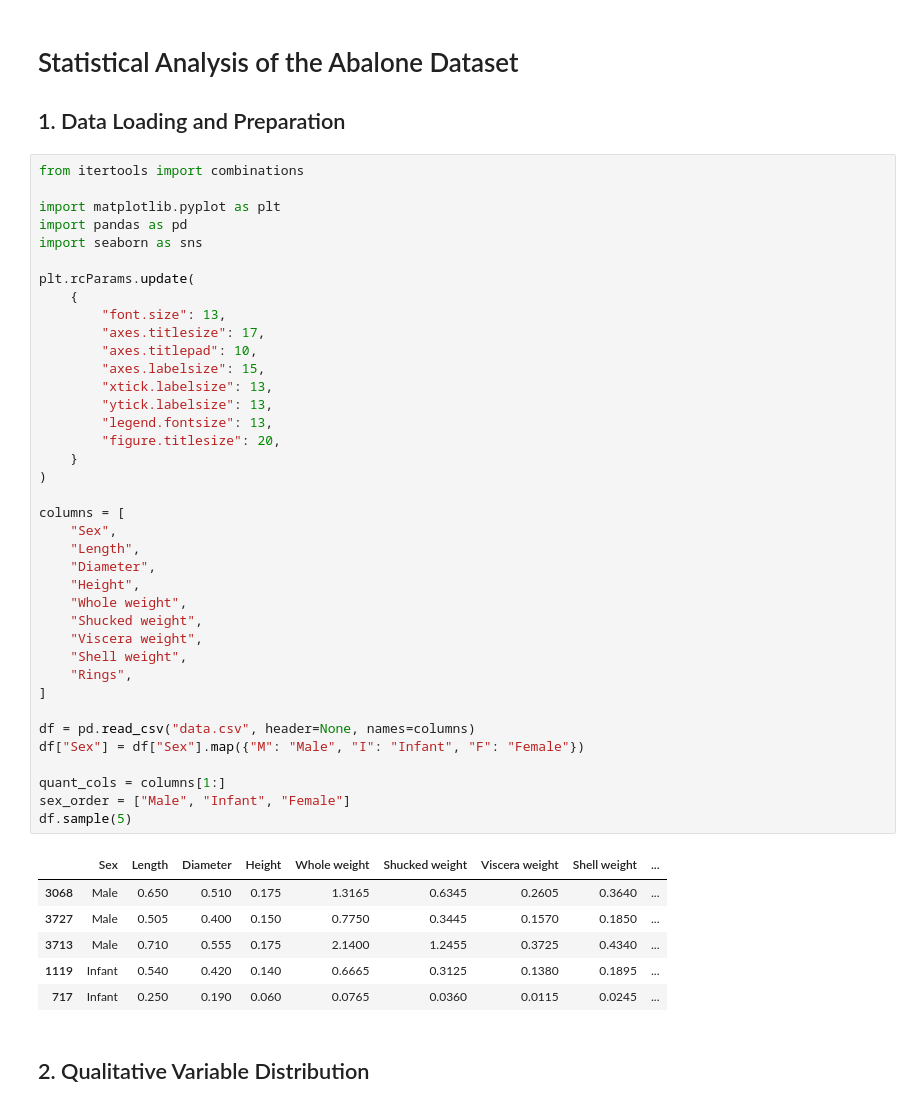
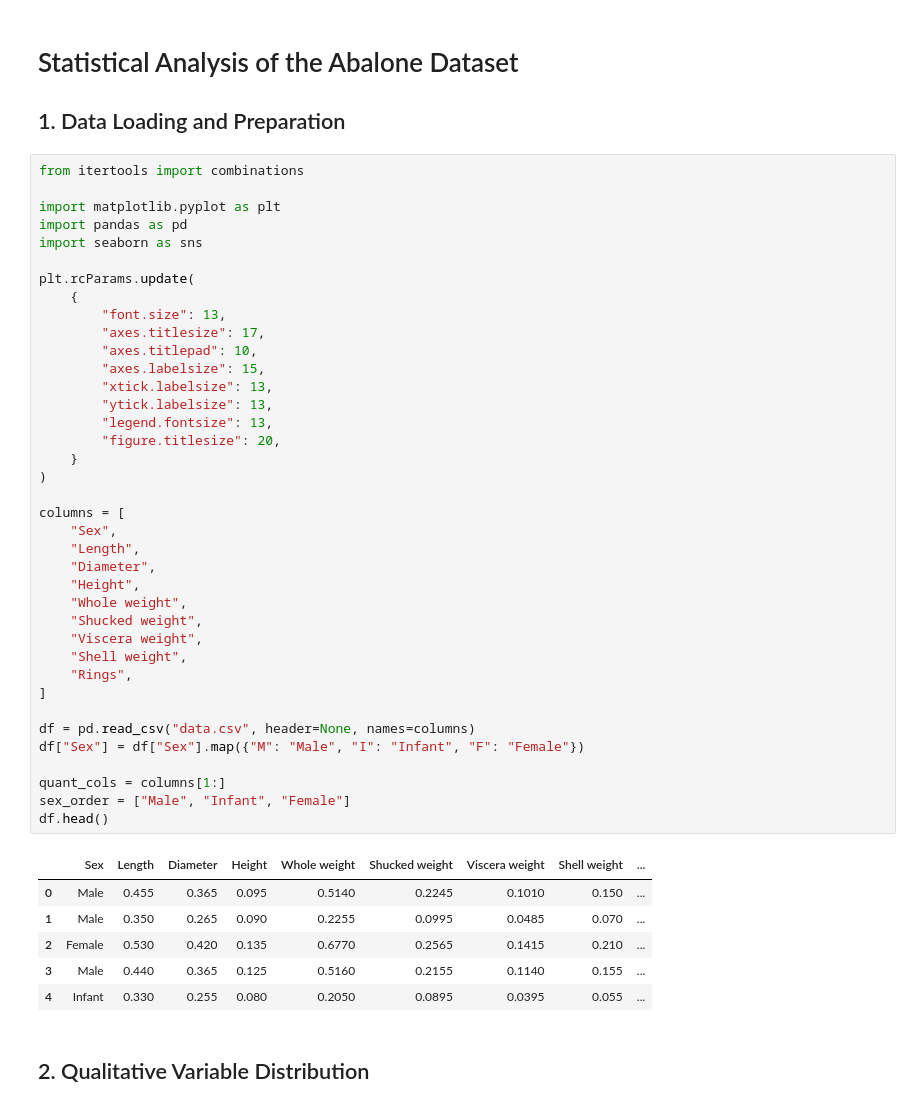
Before and after one commit to JakubRudy/programming-in-python, a Jupyter notebook: Assignment1/zadanie1.ipynb, the cells around one changed output. Saved outputs shown, nothing was run; the diff lists cells and outputs as text.

```diff
--- a/Assignment1/zadanie1.ipynb
+++ b/Assignment1/zadanie1.ipynb
@@ -14,39 +14,39 @@ plt.rcParams.update(
         "font.size": 13,
         "axes.titlesize": 17,
         "axes.titlepad": 10,
         "axes.labelsize": 15,
         "xtick.labelsize": 13,
         "ytick.labelsize": 13,
         "legend.fontsize": 13,
         "figure.titlesize": 20,
     }
 )
 
 columns = [
     "Sex",
     "Length",
     "Diameter",
     "Height",
     "Whole weight",
     "Shucked weight",
     "Viscera weight",
     "Shell weight",
     "Rings",
 ]
 
 df = pd.read_csv("data.csv", header=None, names=columns)
 df["Sex"] = df["Sex"].map({"M": "Male", "I": "Infant", "F": "Female"})
 
 quant_cols = columns[1:]
 sex_order = ["Male", "Infant", "Female"]
-df.sample(5)
+df.head()
 # %% [output]
 |  | Sex | Length | Diameter | Height | Whole weight | Shucked weight | Viscera weight | Shell weight | ... |
-| 3068 | Male | 0.650 | 0.510 | 0.175 | 1.3165 | 0.6345 | 0.2605 | 0.3640 | ... |
-| 3727 | Male | 0.505 | 0.400 | 0.150 | 0.7750 | 0.3445 | 0.1570 | 0.1850 | ... |
-| 3713 | Male | 0.710 | 0.555 | 0.175 | 2.1400 | 1.2455 | 0.3725 | 0.4340 | ... |
-| 1119 | Infant | 0.540 | 0.420 | 0.140 | 0.6665 | 0.3125 | 0.1380 | 0.1895 | ... |
-| 717 | Infant | 0.250 | 0.190 | 0.060 | 0.0765 | 0.0360 | 0.0115 | 0.0245 | ... |
+| 0 | Male | 0.455 | 0.365 | 0.095 | 0.5140 | 0.2245 | 0.1010 | 0.150 | ... |
+| 1 | Male | 0.350 | 0.265 | 0.090 | 0.2255 | 0.0995 | 0.0485 | 0.070 | ... |
+| 2 | Female | 0.530 | 0.420 | 0.135 | 0.6770 | 0.2565 | 0.1415 | 0.210 | ... |
+| 3 | Male | 0.440 | 0.365 | 0.125 | 0.5160 | 0.2155 | 0.1140 | 0.155 | ... |
+| 4 | Infant | 0.330 | 0.255 | 0.080 | 0.2050 | 0.0895 | 0.0395 | 0.055 | ... |
 # %% [markdown]
 ## 2. Qualitative Variable Distribution
 # %%
```
Also changed, not shown: parts of 3 cells of this notebook.
